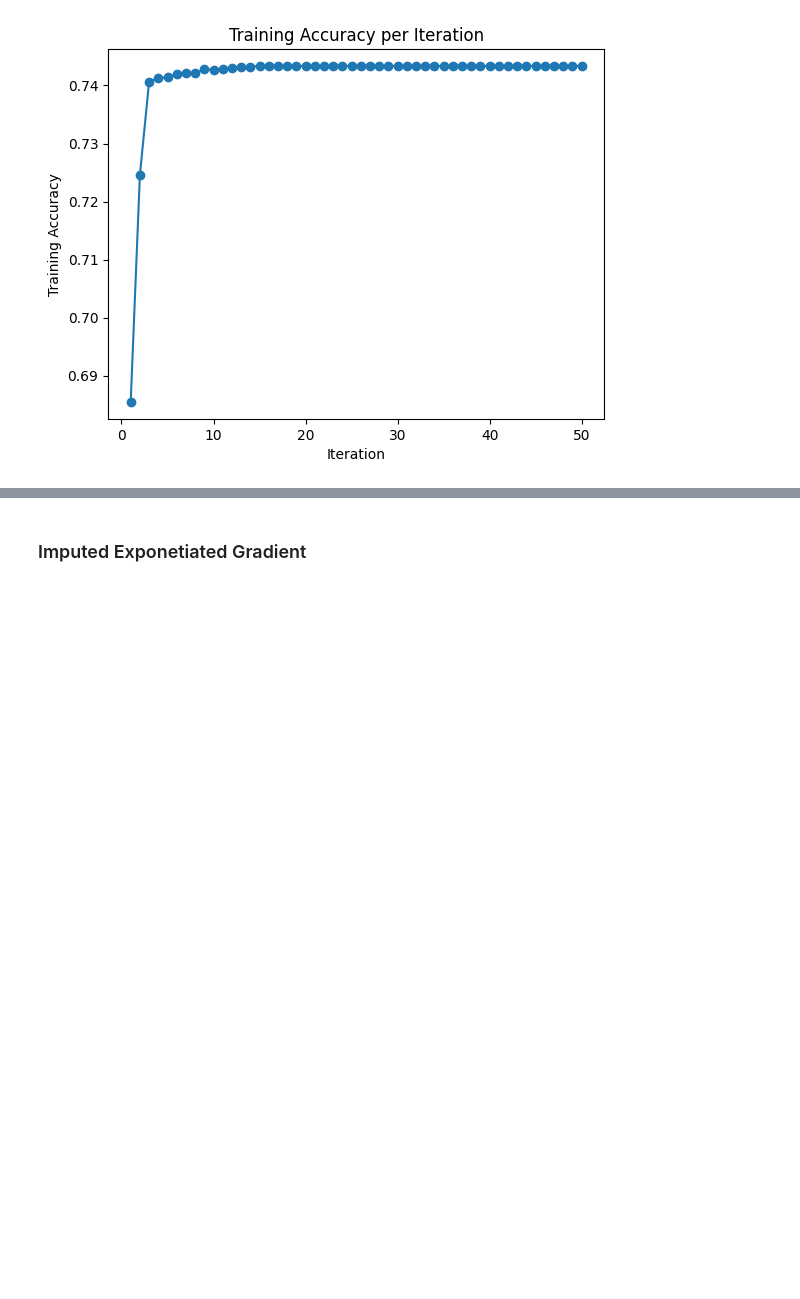
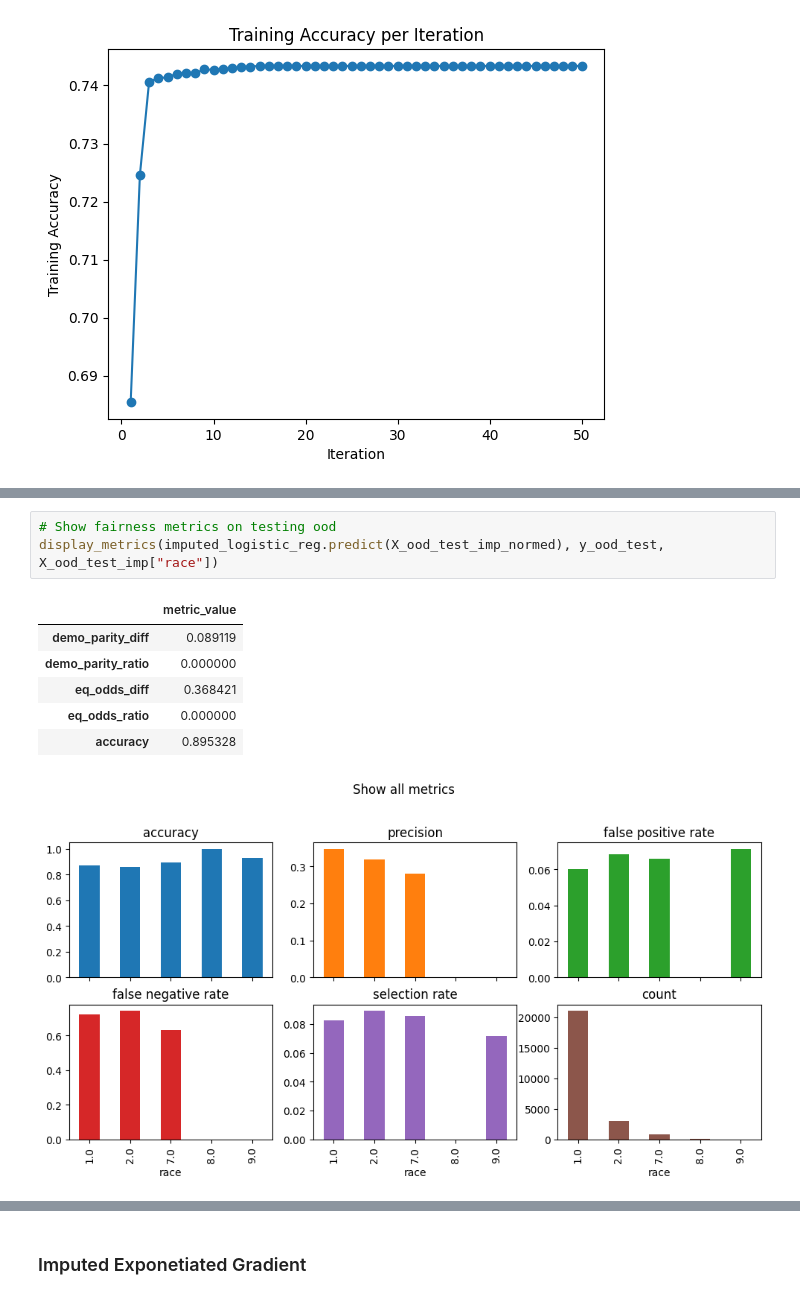
Before and after one commit to szeng7/hrs-mortality, a Jupyter notebook: experiment.ipynb, the cells around one changed output, grey strips where cells are left out. Drawn from its saved outputs; the diff is of its cells as text; blank space fills up the shorter version.

```diff
--- a/experiment.ipynb
+++ b/experiment.ipynb
@@ -336,0 +375,11 @@ display_metrics(imputed_logistic_reg.predict(X_train_imp_normed), y_train, X_tra
+# %%
+# Show fairness metrics on testing ood
+display_metrics(imputed_logistic_reg.predict(X_ood_test_imp_normed), y_ood_test, X_ood_test_imp["race"])
+# %% [output]
+|  | metric_value |
+| demo_parity_diff | 0.089119 |
+| demo_parity_ratio | 0.000000 |
+| eq_odds_diff | 0.368421 |
+| eq_odds_ratio | 0.000000 |
+| accuracy | 0.895328 |
+[figure, added]
```
Also changed, not shown: parts of 16 cells of this notebook.
